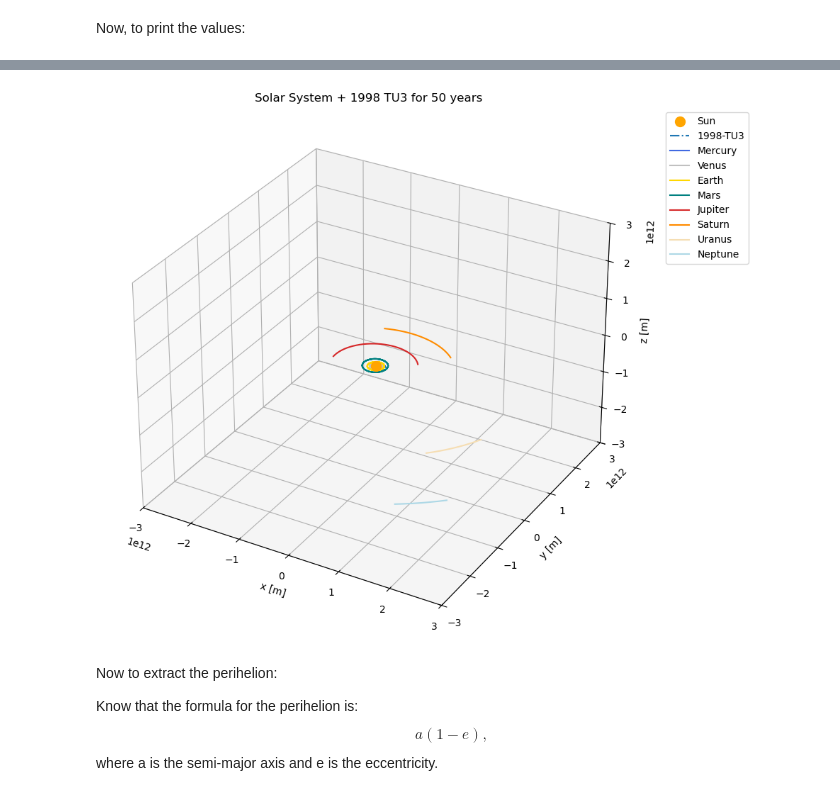
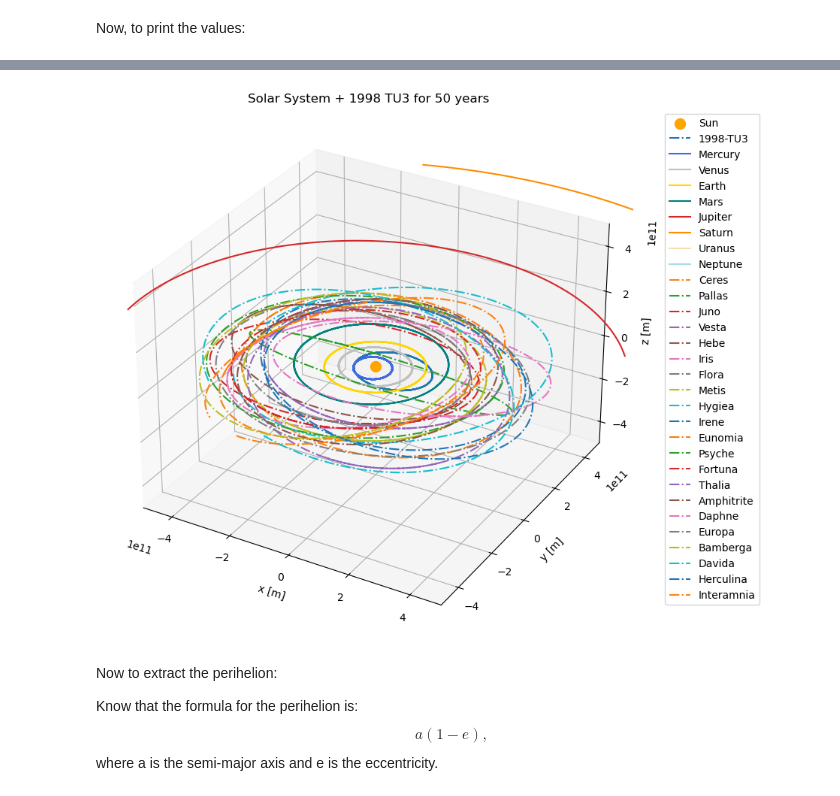
Before and after one commit to PocketBloom/Bachelor_Project, a Jupyter notebook: TU3/TU3_orbit_precession_2.ipynb, the cells around one changed output, grey strips where cells are left out. Drawn from its saved outputs; the diff is of its cells as text; code cells hidden in the pictures.

```diff
--- a/TU3/TU3_orbit_precession_2.ipynb
+++ b/TU3/TU3_orbit_precession_2.ipynb
@@ -426,14 +466,14 @@ body_system = environment_setup.create_system_of_bodies(body_settings)
 accelerations_planets = {
     "Sun": [
         # The Sun's gravity
-        propagation_setup.acceleration.point_mass_gravity(),
-        # # A spherical harmonic (not just a point mass, but also the solar quadrupole moment)
-        # propagation_setup.acceleration.spherical_harmonic_gravity(2, 0) ,
-        # # Activating General Relativity (exerted by the Sun / the largest body)
-        # # Sufficient to use the Schwarzschild Correction
-        # propagation_setup.acceleration.relativistic_correction(use_schwarzschild=True), # General Relativity
-        # # Yarkovsky correction
-        # propagation_setup.acceleration.yarkovsky(A_2_TU3_ms2),
+        # propagation_setup.acceleration.point_mass_gravity(),
+        # A spherical harmonic (not just a point mass, but also the solar quadrupole moment)
+        propagation_setup.acceleration.spherical_harmonic_gravity(2, 0) ,
+        # Activating General Relativity (exerted by the Sun / the largest body)
+        # Sufficient to use the Schwarzschild Correction
+        propagation_setup.acceleration.relativistic_correction(use_schwarzschild=True), # General Relativity
+        # Yarkovsky correction
+        propagation_setup.acceleration.yarkovsky(A_2_TU3_AUdays2),
     ],
     "Mercury": [propagation_setup.acceleration.point_mass_gravity()],
     "Venus": [propagation_setup.acceleration.point_mass_gravity()],
@@ -675,50 +715,50 @@ for i, planet_name in enumerate(planets_names):
     ])
 
     # Plot x, y, z (Indices 0, 1, 2)
     ax.plot(
         planet_states[:, 0],
         planet_states[:, 1],
         planet_states[:, 2],
         label = planet_name,
         color = planet_colours[i-1]
     )
 
-# for asteroid_name, asteroid_states in asteroid_ephemerides.items():
+for asteroid_name, asteroid_states in asteroid_ephemerides.items():
 
-#     ax.plot(
-#         asteroid_states[:,0],
-#         asteroid_states[:,1],
-#         asteroid_states[:,2],
-#         label=asteroid_name,
-#         linestyle='-.'
-#     )
+    ax.plot(
+        asteroid_states[:,0],
+        asteroid_states[:,1],
+        asteroid_states[:,2],
+        label=asteroid_name,
+        linestyle='-.'
+    )
 
 
 ax.set_xlabel("x [m]")
 ax.set_ylabel("y [m]")
 ax.set_zlabel("z [m]")
 
 # # TU3 Orbit
 # ax.set_xlim(-5e10, 5e10)
 # ax.set_ylim(-5e10, 5e10)
 # ax.set_zlim(-1e10, 1e10)
 
-# # Around Jupiter Size
-# ax.set_xlim(-5e11, 5e11)
-# ax.set_ylim(-5e11, 5e11)
-# ax.set_zlim(-5e11, 5e11)
+# Around Jupiter Size
+ax.set_xlim(-5e11, 5e11)
+ax.set_ylim(-5e11, 5e11)
+ax.set_zlim(-5e11, 5e11)
 
-# Limits for the whole Solar System
-ax.set_xlim(-3e12, 3e12)
-ax.set_ylim(-3e12, 3e12)
-ax.set_zlim(-3e12, 3e12)
+# # Limits for the whole Solar System
+# ax.set_xlim(-3e12, 3e12)
+# ax.set_ylim(-3e12, 3e12)
+# ax.set_zlim(-3e12, 3e12)
 
 ax.legend(loc='upper left', bbox_to_anchor=(1.05,1))
 
 plt.tight_layout()
 plt.show()
 # %% [output]
-[figure, old version]
+[figure, new version]
 # %% [markdown]
 Now to extract the perihelion:
 
```
Also changed, not shown: parts of 9 cells of this notebook.
